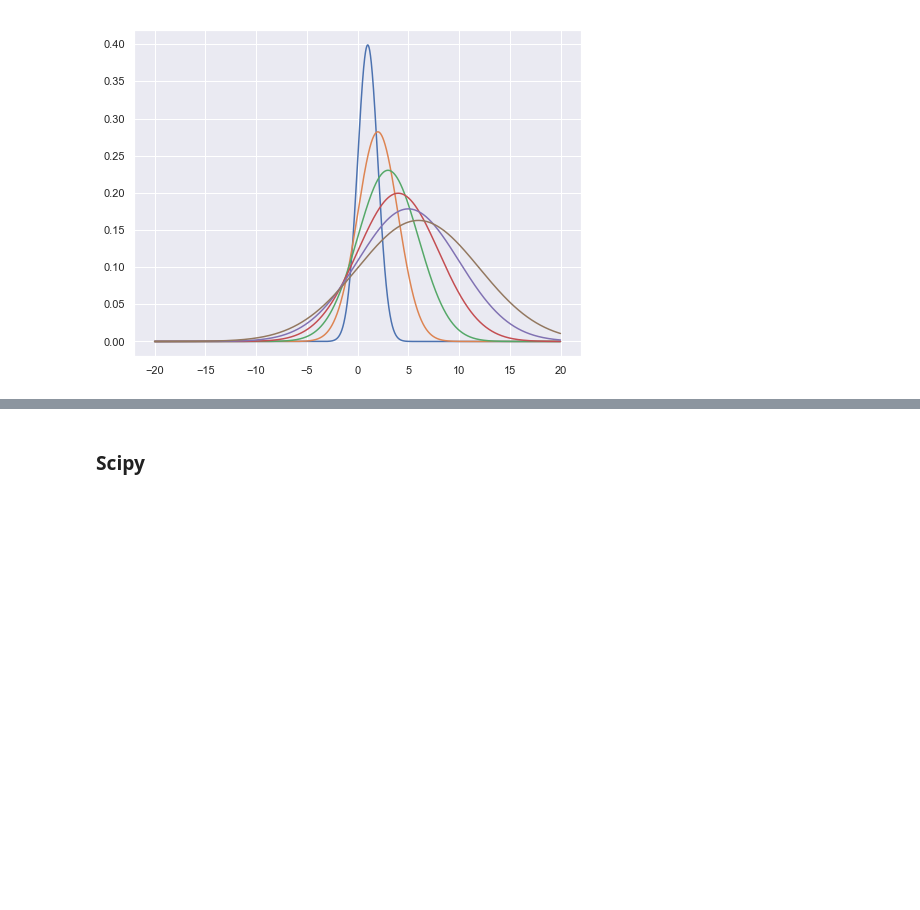
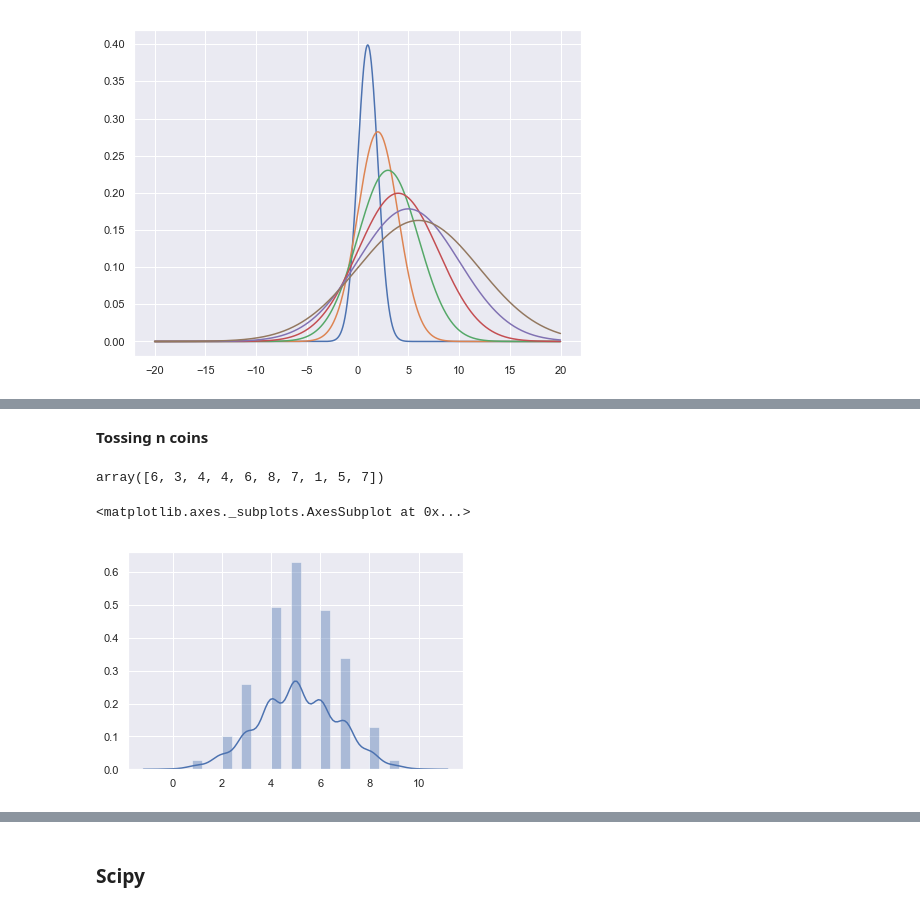
Before and after one commit to npshub/numpy, a Jupyter notebook: 5a. Statistics-Probability.ipynb, the cells around one changed output, grey strips where cells are left out. Saved outputs shown, nothing was run; the diff lists cells and outputs as text; code cells hidden in the pictures; blank space fills up the shorter version.

```diff
--- a/5a. Statistics-Probability.ipynb
+++ b/5a. Statistics-Probability.ipynb
@@ -27,0 +54,22 @@ plt.show()
+# %% [markdown]
+**Tossing n coins**
+# %%
+# number of coins in one experiment
+n = 10
+
+
+# probability for head
+p = .5
+
+#number of experiment
+N = 1000
+s = np.random.binomial(n, p, 1000)
+# %%
+s[0:10]
+# %% [output]
+array([6, 3, 4, 4, 6, 8, 7, 1, 5, 7])
+# %%
+sns.distplot(s)
+# %% [output]
+<matplotlib.axes._subplots.AxesSubplot at 0x...>
+[figure, added]
```
Also changed, not shown: parts of 45 cells of this notebook, 1 other file.
